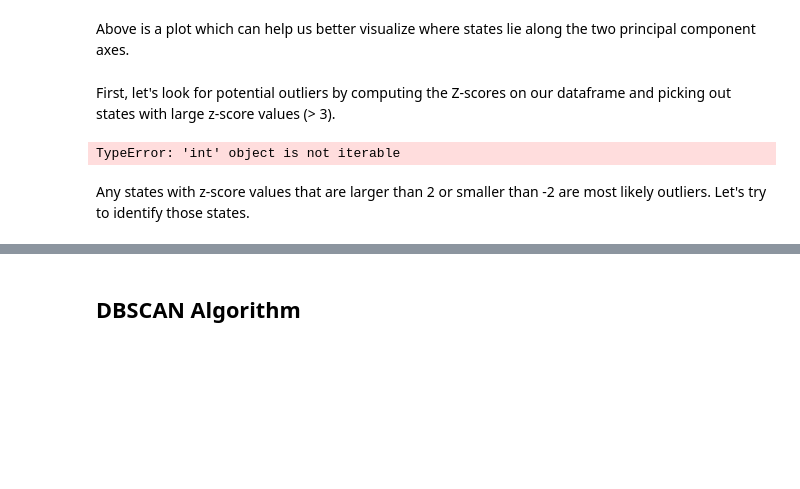
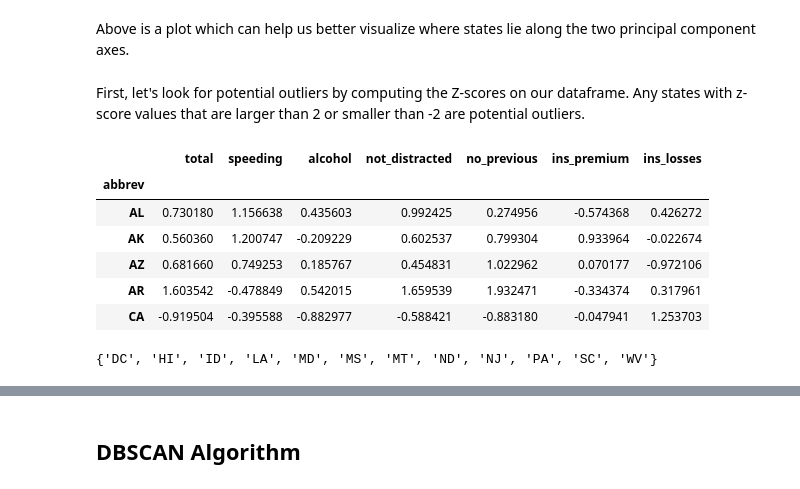
Before and after one commit to ahaldankar-vt/ahaldankar-vt.github.io, a Jupyter notebook: SampleBlog/posts/anomaly_detection/index.ipynb, the cells around one changed output, grey strips where cells are left out. Drawn from its saved outputs; the diff is of its cells as text; code cells hidden in the pictures; blank space fills up the shorter version.

Commit message:
Identified potential outliers using z-score metric

```diff
--- a/SampleBlog/posts/anomaly_detection/index.ipynb
+++ b/SampleBlog/posts/anomaly_detection/index.ipynb
@@ -63,20 +63,4 @@ ax.set_ylabel('PCA Component 2 (1.16%)');
 # %% [markdown]
 Above is a plot which can help us better visualize where states lie along the two principal component axes.
 # %% [markdown]
-First, let's look for potential outliers by computing the Z-scores on our dataframe and picking out states with large z-score values (> 3).
+First, let's look for potential outliers by computing the Z-scores on our dataframe. Any states with z-score values that are larger than 2 or smaller than -2 are potential outliers.
-# %%
-norm_crashes = (crashes_without_abbrev - crashes_without_abbrev.mean()) / crashes_without_abbrev.std()
-cols = norm_crashes.columns.values.tolist()
-
-norm_outliers = []
-norm_crashes[norm_crashes]
-# for i in len(norm_crashes):
-#     for j in len(cols):
-#         if abs(norm_crashes.loc(i, cols[j])) > 2:
-#             norm_outliers.append(norm_crashes.loc(i))
-
-# norm_crashes[abs(norm_crashes[cols[i]] for i in len(cols)) > 2]
-# %% [output]
-TypeError: 'int' object is not iterable
-# %% [markdown]
-Any states with z-score values that are larger than 2 or smaller than -2 are most likely outliers. Let's try to identify those states.
@@ -84,0 +67,23 @@ norm_crashes
+# %%
+norm_crashes = (crashes_without_abbrev - crashes_without_abbrev.mean()) / crashes_without_abbrev.std()
+norm_crashes.head() # As we can see, the data has been normalized.
+# %% [output]
+|  | total | speeding | alcohol | not_distracted | no_previous | ins_premium | ins_losses |
+| abbrev |  |  |  |  |  |  |  |
+| AL | 0.730180 | 1.156638 | 0.435603 | 0.992425 | 0.274956 | -0.574368 | 0.426272 |
+| AK | 0.560360 | 1.200747 | -0.209229 | 0.602537 | 0.799304 | 0.933964 | -0.022674 |
+| AZ | 0.681660 | 0.749253 | 0.185767 | 0.454831 | 1.022962 | 0.070177 | -0.972106 |
+| AR | 1.603542 | -0.478849 | 0.542015 | 1.659539 | 1.932471 | -0.334374 | 0.317961 |
+| CA | -0.919504 | -0.395588 | -0.882977 | -0.588421 | -0.883180 | -0.047941 | 1.253703 |
+# %%
+cols = norm_crashes.columns.values.tolist()
+
+norm_outliers = set()
+
+for ind,row in norm_crashes.iterrows():
+    for j in range(len(cols)):
+        if(abs(row[cols[j]]) > 2):
+            norm_outliers.add(ind)
+norm_outliers
+# %% [output]
+{'DC', 'HI', 'ID', 'LA', 'MD', 'MS', 'MT', 'ND', 'NJ', 'PA', 'SC', 'WV'}
```
Also changed, not shown: parts of 3 cells of this notebook.
